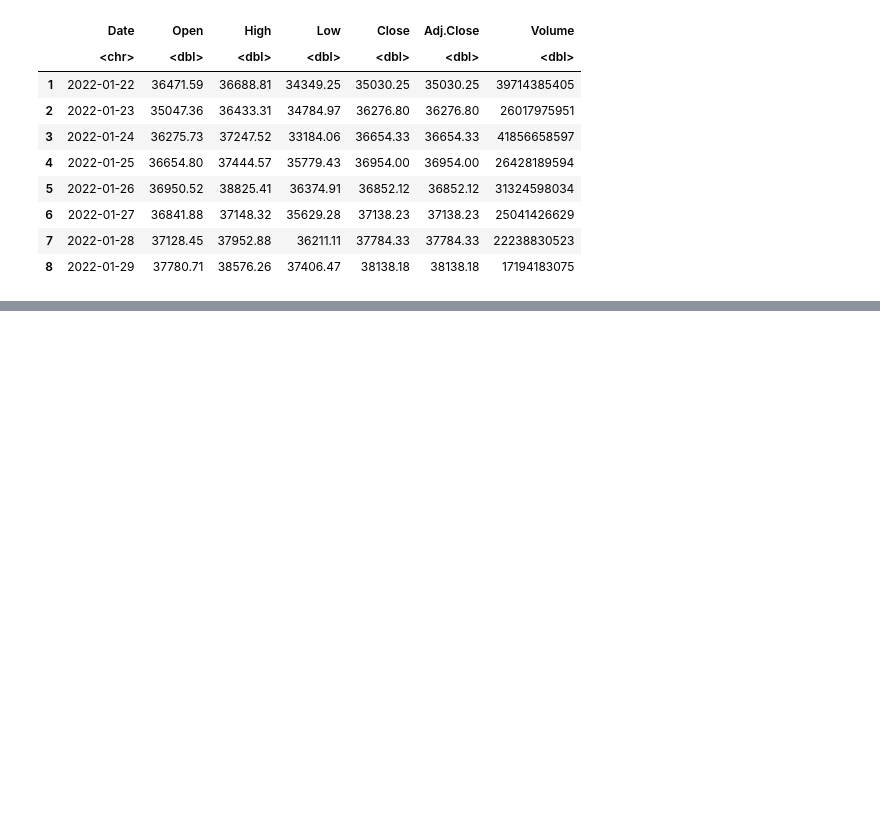
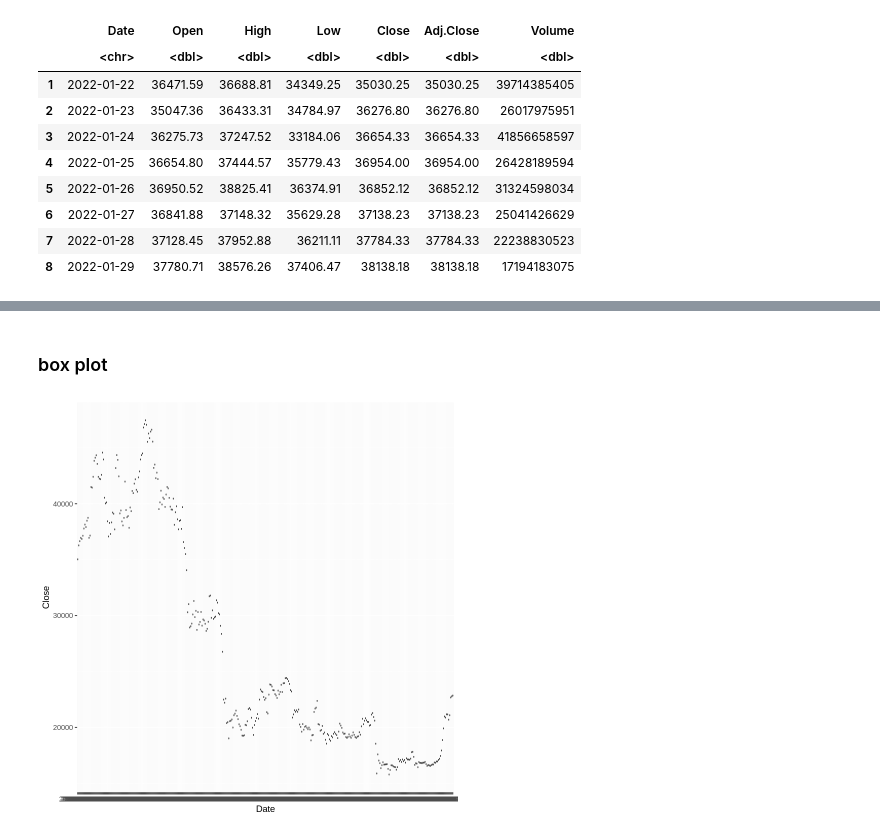
Before and after one commit to mehdisahraeei/analyzing_data_with_R, a Jupyter notebook: project/analyzing_data_with_R.ipynb, the cells around one changed output, grey strips where cells are left out. Saved outputs shown, nothing was run; the diff lists cells and outputs as text; code cells hidden in the pictures; blank space fills up the shorter version.

```diff
--- a/project/analyzing_data_with_R.ipynb
+++ b/project/analyzing_data_with_R.ipynb
@@ -58,0 +89,7 @@ print(paste('whole std', sd(c(df$Open, df$Close))))
+# %% [markdown]
+### box plot
+# %%
+ggplot(data = df, aes(x = Date, y = Close)) +
+  geom_boxplot()
+# %% [output]
+[figure, added]
```
Also changed, not shown: parts of 14 cells of this notebook, 1 other file.
